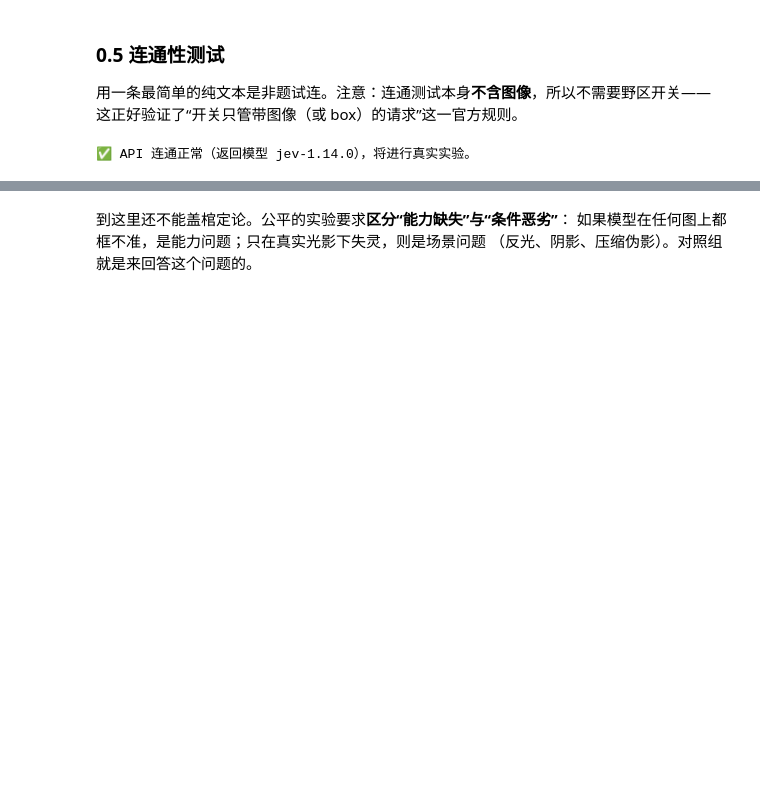
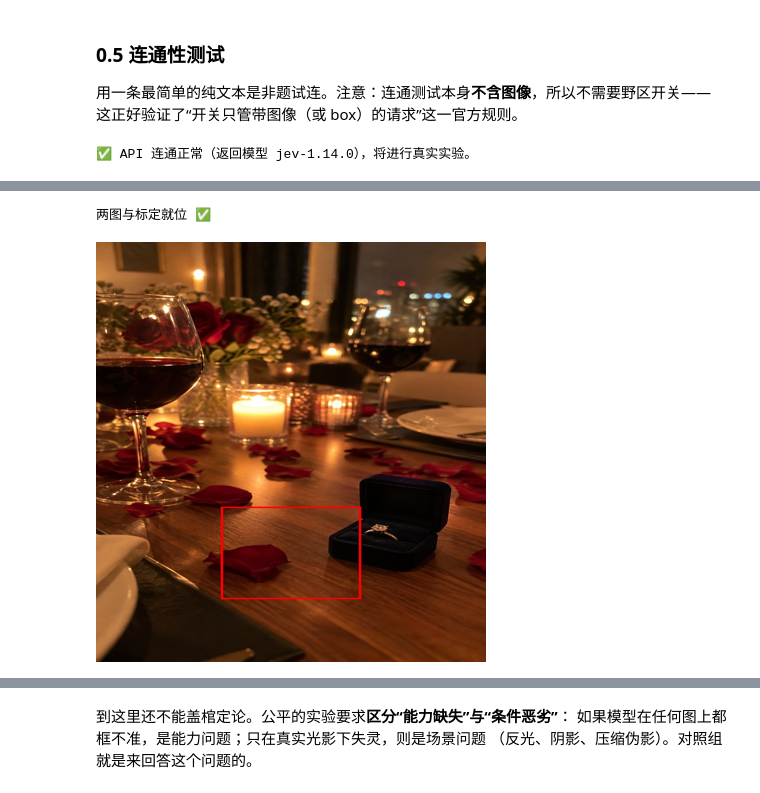
Before and after one commit to ainewworld/jev-cookbook, a Jupyter notebook: main/02_核心概念/07_box定位.ipynb, the cells around one changed output, grey strips where cells are left out. Cells and saved outputs as stored; diff of their text form; code cells hidden in the pictures; blank space fills up the shorter version.

```diff
--- a/main/02_核心概念/07_box定位.ipynb
+++ b/main/02_核心概念/07_box定位.ipynb
@@ -142,16 +117,0 @@ print("素材缺失：" + str(missing_scene) if missing_scene else "三图与标
-# %%
-from PIL import ImageDraw
-from IPython.display import display
-
-def draw_box(img, box, color, width=5):
-    # 把归一化边画到图上（调试与标定复核的通用小工具）
-    w, h = img.size
-    d = ImageDraw.Draw(img)
-    d.rectangle([box[0]*w, box[1]*h, box[2]*w, box[3]*h],
-                outline=color, width=width)
-    return img
-
-if not missing_scene:
-    base = PILImage.open(SCENES / "parcel_desk.png").convert("RGB")
-    display(draw_box(base, TRUTH["parcel_desk.png"], (255, 0, 0))
-            .resize((390, 350)))
@@ -291,0 +132,32 @@ if not missing_scene:
+# %%
+from PIL import Image as PILImage, ImageDraw
+
+SCENES = Path("scenes")
+# 人工目视标定：目标的 (left, top, right, bottom) 归一化边
+# ring_box 标的是"戒指盒整体"（戒指本身太小，先按盒标）
+TRUTH = {
+    "ring_box.jpg":     (0.32, 0.63, 0.68, 0.85),
+    "couple_photo.jpg": (0.11, 0.21, 0.89, 0.87),
+}
+missing_scene = [n for n in TRUTH if not (SCENES / n).exists()]
+print("素材缺失：" + str(missing_scene) if missing_scene else "两图与标定就位 ✅")
+# %% [output]
+两图与标定就位 ✅
+# %%
+from PIL import ImageDraw
+from IPython.display import display
+
+def draw_box(img, box, color, width=5):
+    # 把归一化边画到图上（调试与标定复核的通用小工具）
+    w, h = img.size
+    d = ImageDraw.Draw(img)
+    d.rectangle([box[0]*w, box[1]*h, box[2]*w, box[3]*h],
+                outline=color, width=width)
+    return img
+
+if not missing_scene:
+    base = PILImage.open(SCENES / "ring_box.jpg").convert("RGB")
+    display(draw_box(base, TRUTH["ring_box.jpg"], (255, 0, 0))
+            .resize((390, 420)))
+# %% [output]
+[figure, added]
```
Also changed, not shown: parts of 46 cells of this notebook, 22 other files.
